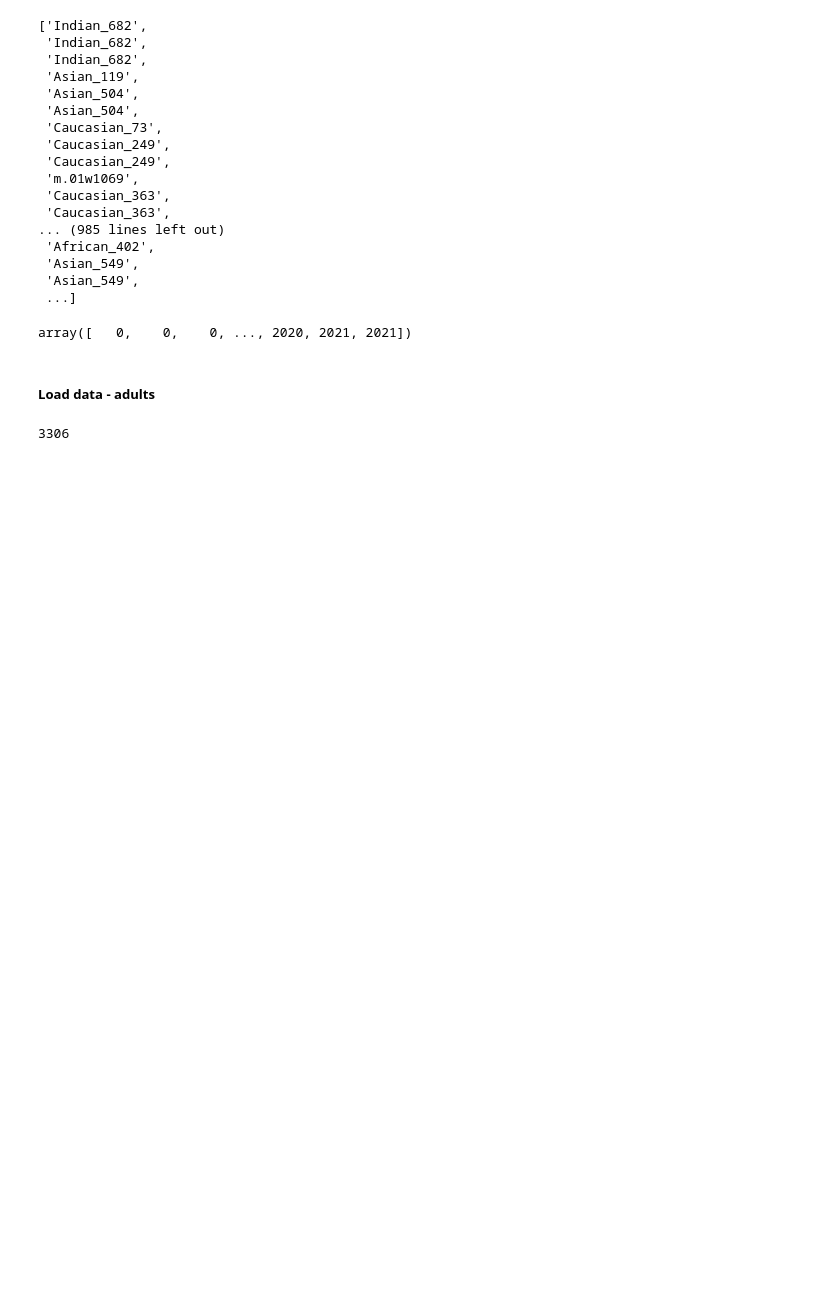
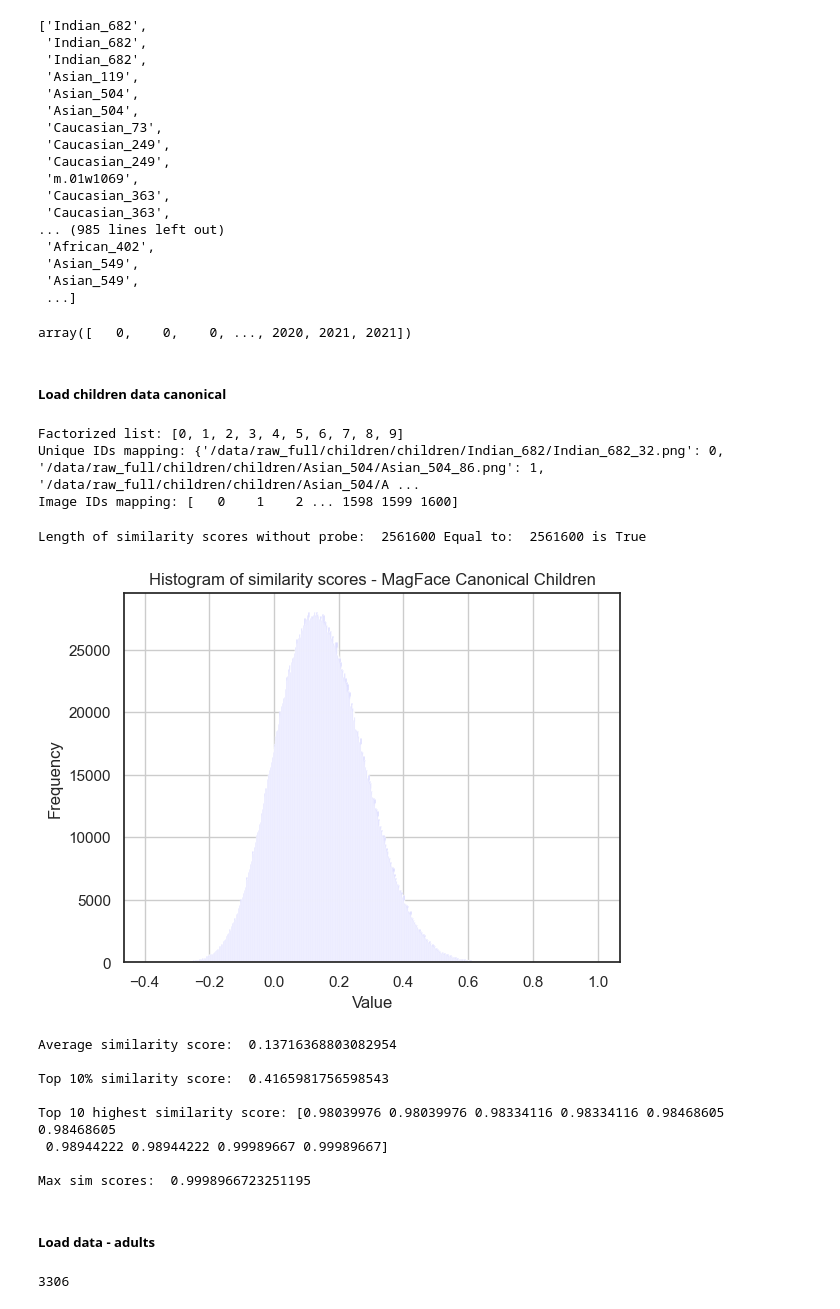
Before and after one commit to Kat-Gabi/Master_Thesis, a Jupyter notebook: notebooks/results_magface.ipynb, the cells around one changed output. Cells and saved outputs as stored; diff of their text form; code cells hidden in the pictures; blank space fills up the shorter version.

```diff
--- a/notebooks/results_magface.ipynb
+++ b/notebooks/results_magface.ipynb
@@ -265,3 +168,60 @@ def confusion_matrix_scores(thold, sim_scores, im_ids, ids):
+# %% [markdown]
+##### Load children data canonical
+# %%
+df_c_can = pd.read_csv("../data/OFIQ_results/canonical_children.csv", sep=";")
+# %%
+# Get canonical ids and respective feature vectors
+imgnames_can = [imgnames[ele] for ele in range(len(lines)) if imgnames[ele].split("/")[-1] in np.array(df_c_can.Filename)]
+feats_can = np.array([img_2_feats[imgnames_can[ele]] for ele in range(len(imgnames_can))]) #unsorted image quality
+
+sim_mat_can = np.dot(feats_can, feats_can.T)
+# %%
+ids_can = convert_unique_ids(imgnames_can)
+factors_can, unique_ids_can = factorize_ids(imgnames_can)
+im_ids_can = np.array(factors_can)
+print("Factorized list:", factors_can[:10])
+print("Unique IDs mapping:", unique_ids_can)
+print("Image IDs mapping:", im_ids_can)
+# %% [output]
+Factorized list: [0, 1, 2, 3, 4, 5, 6, 7, 8, 9]
+Unique IDs mapping: {'/data/raw_full/children/children/Indian_682/Indian_682_32.png': 0, '/data/raw_full/children/children/Asian_504/Asian_504_86.png': 1, '/data/raw_full/children/children/Asian_504/A ...
+Image IDs mapping: [   0    1    2 ... 1598 1599 1600]
+# %%
+## Data check
+
+sim_score_can = sim_mat_can.copy()
+# E.g. classify all identities as positive if threshold is higher than 90% of all similarity scores
+sims_excluding_probe_can = sim_score_can[sim_score_can < 0.9999] # OBs check if more scientific way
+# Check that length of similarity scores are equal to len(sim_scores.flatten)- len(sim_scores)
+print("Length of similarity scores without probe: ", len(sims_excluding_probe_can), "Equal to: ", len(sim_score_can.flatten()) - len(sim_score_can),
+      "is",len(sims_excluding_probe_can) == (len(sim_score_can.flatten()) - len(sim_score_can)))
+# %% [output]
+Length of similarity scores without probe:  2561600 Equal to:  2561600 is True
+# %%
+# Convert tensor to NumPy array
+plot_sims_can = sim_score_can[sim_score_can < 0.9999].reshape(-1) # filter out values equal to 1 #OBS check more scietific way
+# Plot histogram
+plt.hist(plot_sims, bins=len(sim_score_can), color='blue',alpha=0.7)
+plt.title('Histogram of similarity scores - MagFace Canonical Children')
+plt.xlabel('Value')
+plt.ylabel('Frequency')
+plt.grid(True)
+plt.show()
+
+print("Average similarity score: ", np.mean(plot_sims_can))
+print("\nTop 10% similarity score: ", np.percentile(plot_sims_can, 97.5))
+print("\nTop 10 highest similarity score:", np.sort(plot_sims_can)[-10:])
+print("\nMax sim scores: ", np.max(plot_sims_can))
+# %% [output]
+[figure, added]
+Average similarity score:  0.13716368803082954
+
+Top 10% similarity score:  0.4165981756598543
+
+Top 10 highest similarity score: [0.98039976 0.98039976 0.98334116 0.98334116 0.98468605 0.98468605
+ 0.98944222 0.98944222 0.99989667 0.99989667]
+
+Max sim scores:  0.9998966723251195
 # %% [markdown]
 ##### Load data - adults
 # %%
```
Also changed, not shown: parts of 17 cells of this notebook.
